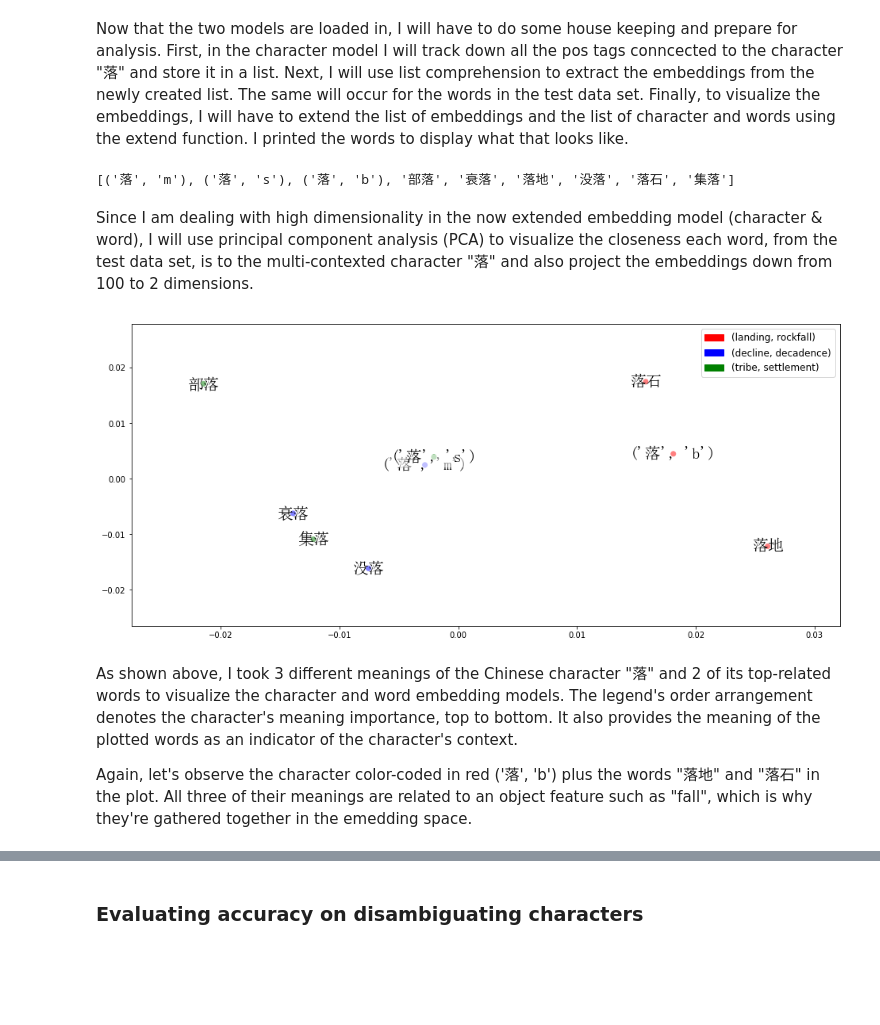
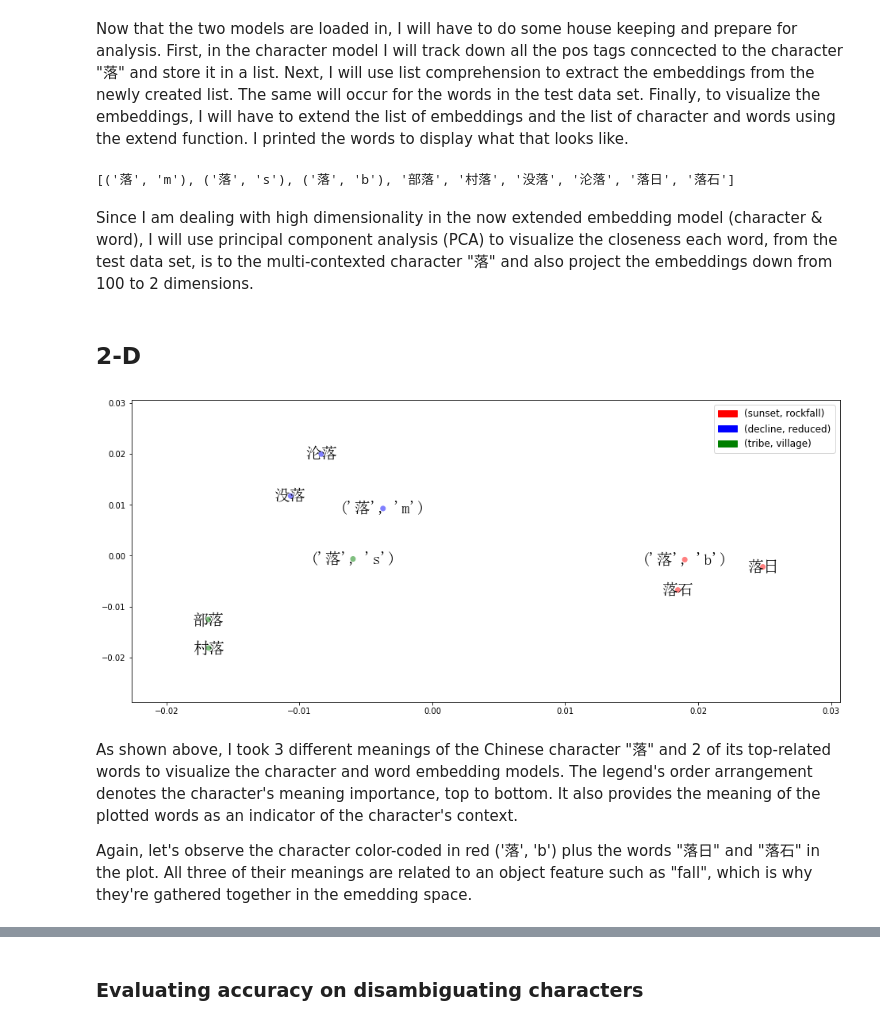
Before and after one commit to ajanigyasi/chinese_disambiguation, a Jupyter notebook: SCWE character disambiguation.ipynb, the cells around one changed output, grey strips where cells are left out. Saved outputs shown, nothing was run; the diff lists cells and outputs as text; code cells hidden in the pictures; blank space fills up the shorter version.

```diff
--- a/SCWE character disambiguation.ipynb
+++ b/SCWE character disambiguation.ipynb
@@ -96,7 +98,7 @@ addW = pd.DataFrame({'words':[(u'落', i) for _, i in scweChars][4:7]}) # charac
 addDis = pd.DataFrame({'disamb_labels': [2, 3, 1]}) # manually label characters to disambiguate and to match words in test set
 
 add = addW.join(addDis)
-tester = df.loc[df['words'].isin([u'落石', u'落地', u'没落', u'衰落', u'集落', u'部落'])] # words to plot
+tester = df.loc[df['words'].isin([u'落石', u'落日', u'没落', u'沦落', u'村落', u'部落'])] # words to plot
 
 
 char_list = add["words"].tolist() # character list
@@ -113,4 +115,4 @@ print(char_list)
 test = pd.concat([add, tester], ignore_index=True)
 test_labels = pd.to_numeric(test["disamb_labels"]).tolist() # label list
 # %% [output]
-[('落', 'm'), ('落', 's'), ('落', 'b'), '部落', '衰落', '落地', '没落', '落石', '集落']
+[('落', 'm'), ('落', 's'), ('落', 'b'), '部落', '村落', '没落', '沦落', '落日', '落石']
@@ -124,31 +126,33 @@ import matplotlib.patches as mpatches
+# %% [markdown]
+## 2-D
 # %%
 from sklearn.decomposition import PCA
 from matplotlib.font_manager import FontProperties
 
 fontP = FontProperties(fname = '../tmp/anaconda3/lib/python3.6/site-packages/matplotlib/mpl-data/fonts/ttf/simsun.ttc')
 fontP.set_family('SimHei')
 fontP.set_size(20)
 
 def plot_PCA(test_data, test_labels, words):
     pca = PCA(2)
     vector_map = pca.fit_transform(test_data)
     colors = ['red', 'blue', 'green']
     plt.scatter(vector_map[:, 0], vector_map[:, 1], c=test_labels,
                            cmap=matplotlib.colors.ListedColormap(colors))
     for i, m in enumerate(vector_map):
         plt.text(m[0], m[1], words[i], ha='center', va='center', fontproperties = fontP,
                  bbox=dict(facecolor='white', alpha=0.5,lw=0))
-        red_patch = mpatches.Patch(color='red', label='(landing, rockfall)')
-        blue_patch = mpatches.Patch(color='blue', label='(decline, decadence)')
-        green_patch = mpatches.Patch(color='green', label='(tribe, settlement)')
+        red_patch = mpatches.Patch(color='red', label='(sunset, rockfall)')
+        blue_patch = mpatches.Patch(color='blue', label='(decline, reduced)')
+        green_patch = mpatches.Patch(color='green', label='(tribe, village)')
         plt.legend(handles=[red_patch, blue_patch, green_patch], prop={'size': 12})
 
 f, ax = plt.subplots(1, figsize = (16, 7))
 plot_PCA(testEmb_char, test_labels, char_list)
 plt.show()
 # %% [output]
-[figure, old version]
+[figure, new version]
 # %% [markdown]
 As shown above, I took 3 different meanings of the Chinese character "落" and 2 of its top-related words to visualize the character and word embedding models. The legend's order arrangement denotes the character's meaning importance, top to bottom. It also provides the meaning of the plotted words as an indicator of the character's context.
 
-Again, let's observe the character color-coded in red ('落', 'b') plus the words "落地" and "落石" in the plot. All three of their meanings are related to an object feature such as "fall", which is why they're gathered together in the emedding space.
+Again, let's observe the character color-coded in red ('落', 'b') plus the words "落日" and "落石" in the plot. All three of their meanings are related to an object feature such as "fall", which is why they're gathered together in the emedding space.
```
Also changed, not shown: parts of 14 cells of this notebook.
